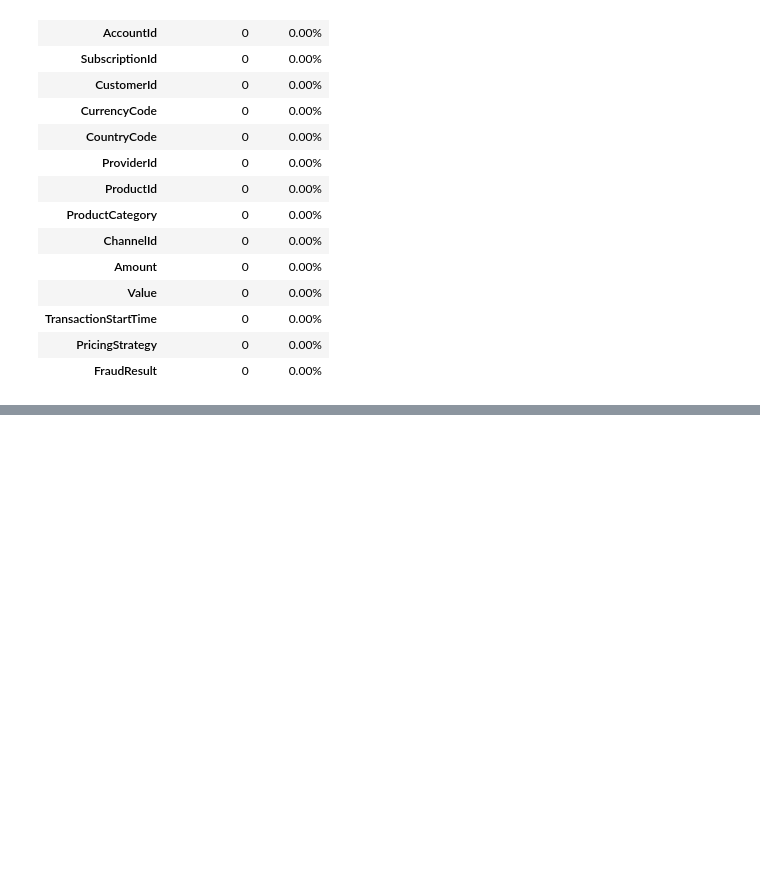
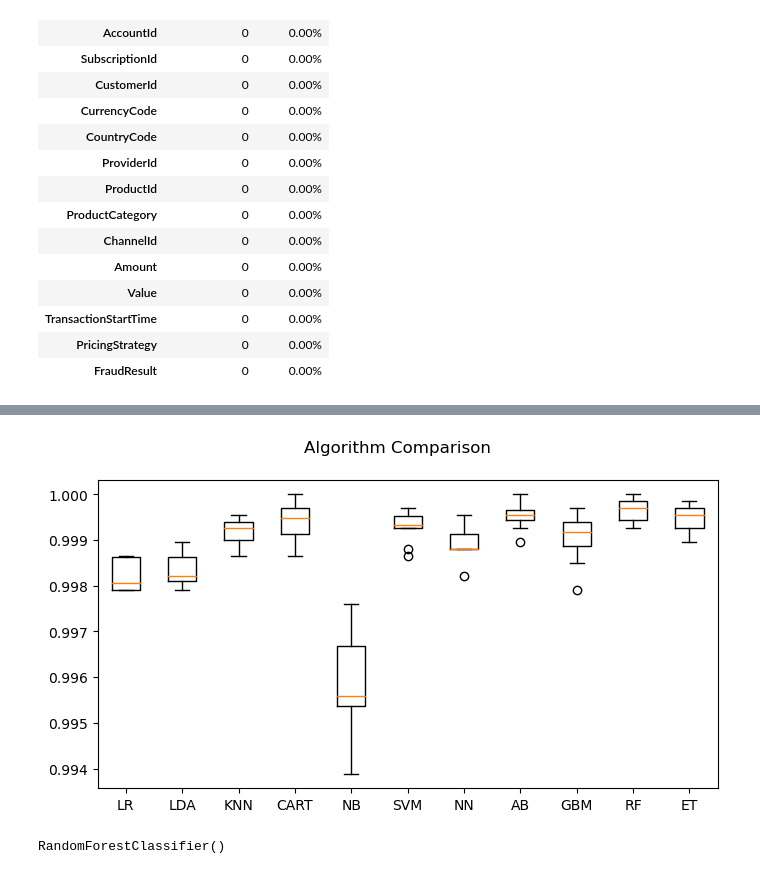
Before and after one commit to Joakimanochie/Univelcity_Capstone, a Jupyter notebook: Xente_fraud_detection/Fraud_detection.ipynb, the cells around one changed output, grey strips where cells are left out. Drawn from its saved outputs; the diff is of its cells as text; code cells hidden in the pictures; blank space fills up the shorter version.

```diff
--- a/Xente_fraud_detection/Fraud_detection.ipynb
+++ b/Xente_fraud_detection/Fraud_detection.ipynb
@@ -89,0 +210,3 @@ missing_df.style.format({"Percentage": "{:.2f}%"})
+# %%
+fraud = Fraud.copy()
+fraud = fraud.drop(['TransactionId', 'BatchId', 'SubscriptionId', 'CurrencyCode', 'CountryCode', 'TransactionStartTime'], axis=1)
@@ -89,0 +332,32 @@ missing_df.style.format({"Percentage": "{:.2f}%"})
+# %%
+# test options for classification
+num_folds = 10
+seed = 7
+# %%
+# spot check some basic Classification algorithms
+models = []
+models.append(('LR', LogisticRegression()))
+models.append(('LDA', LinearDiscriminantAnalysis()))
+models.append(('KNN', KNeighborsClassifier()))
+models.append(('CART', DecisionTreeClassifier()))
+models.append(('NB', GaussianNB()))
+models.append(('SVM', SVC()))
+# #Neural Network
+models.append(('NN', MLPClassifier()))
+# # #Ensable Models
+# # Boosting methods
+models.append(('AB', AdaBoostClassifier()))
+models.append(('GBM', GradientBoostingClassifier()))
+# # Bagging methods
+models.append(('RF', RandomForestClassifier()))
+models.append(('ET', ExtraTreesClassifier()))
+# %%
+results = []
+names = []
+for name, model in models:
+    kfold = KFold(n_splits=num_folds, random_state=seed, shuffle=True)
+    cv_results = cross_val_score(model, X_train, Y_train, cv=kfold, scoring=scoring)
+    results.append(cv_results)
+    names.append(name)
+    msg = "%s: %f (%f)" % (name, cv_results.mean(), cv_results.std())
+    print(msg)
@@ -89,0 +376,16 @@ missing_df.style.format({"Percentage": "{:.2f}%"})
+# %%
+# compare algorithms
+fig = pyplot.figure()
+fig.suptitle('Algorithm Comparison')
+ax = fig.add_subplot(111)
+pyplot.boxplot(results)
+ax.set_xticklabels(names)
+fig.set_size_inches(8,4)
+pyplot.show()
+# %% [output]
+[figure, added]
+# %%
+model = RandomForestClassifier()
+model.fit(X_train, Y_train)
+# %% [output]
+RandomForestClassifier()
```
Also changed, not shown: parts of 38 cells of this notebook.
